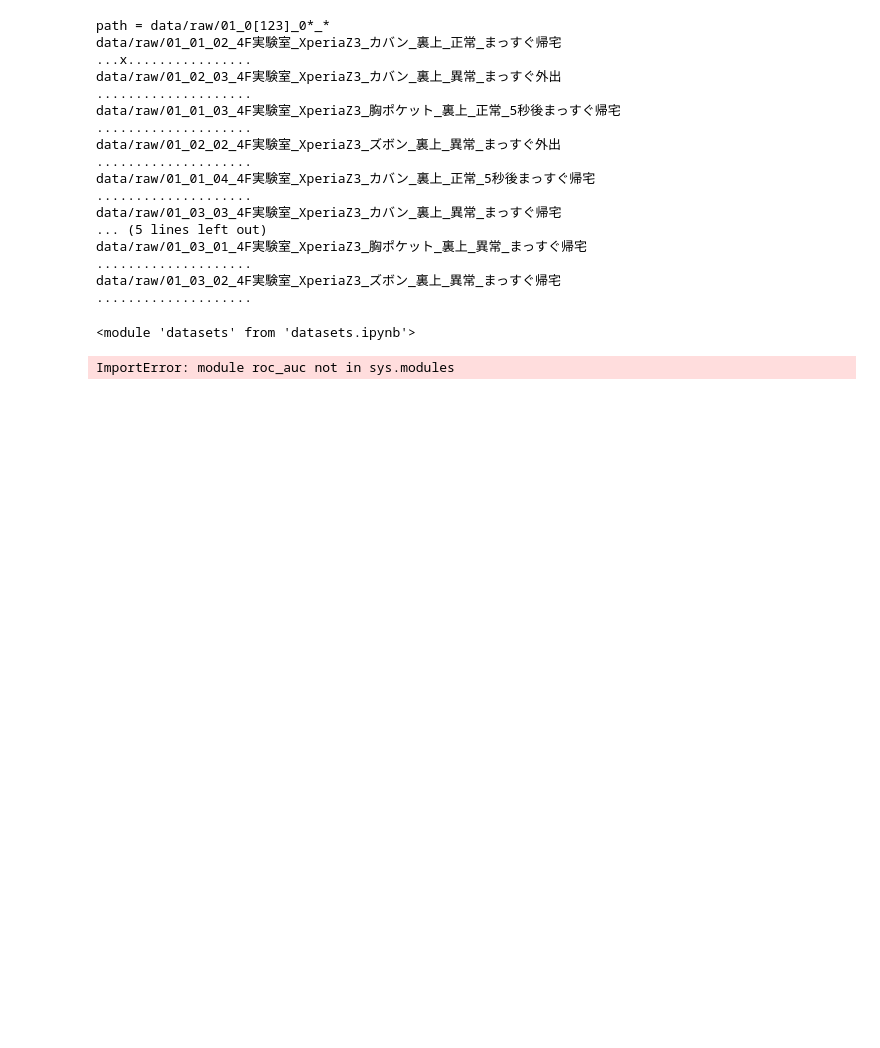
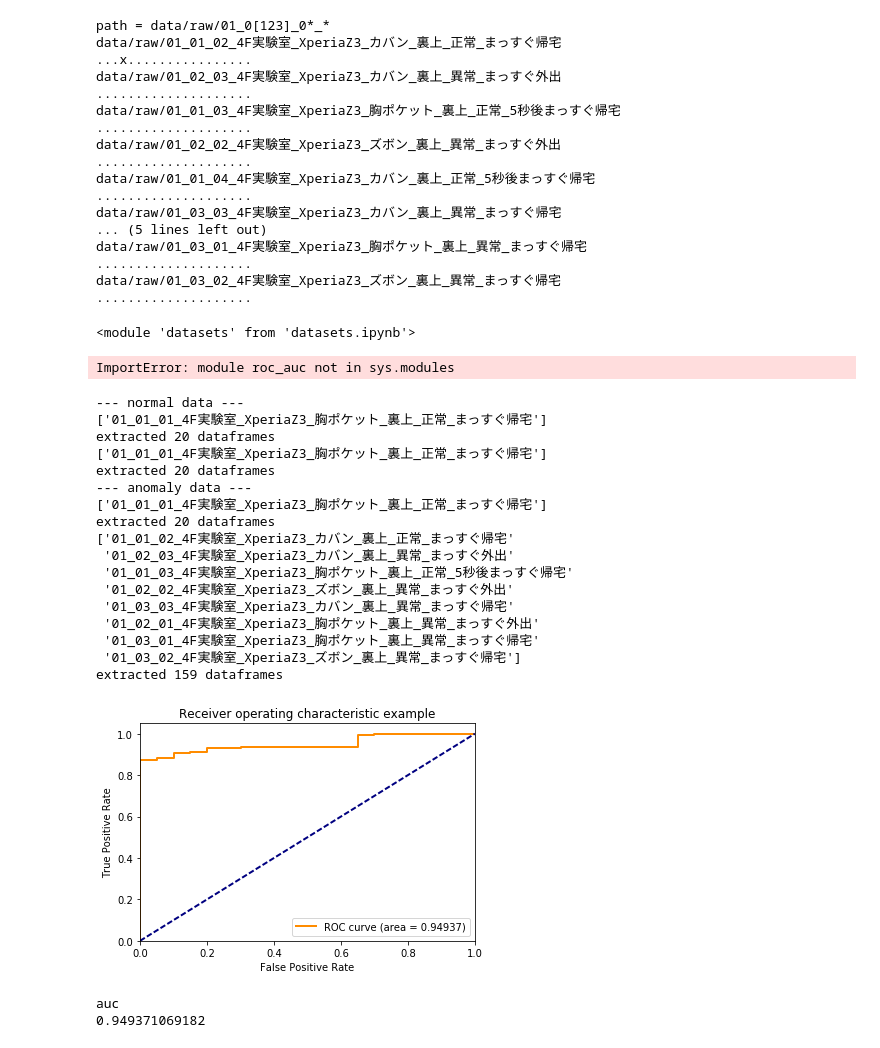
Before and after one commit to refluster/jupyter, a Jupyter notebook: 009.dkj_learn/evaluate.ipynb, the cells around one changed output. Drawn from its saved outputs; the diff is of its cells as text; code cells hidden in the pictures; blank space fills up the shorter version.

```diff
--- a/009.dkj_learn/evaluate.ipynb
+++ b/009.dkj_learn/evaluate.ipynb
@@ -194,6 +194,85 @@ importlib.reload(roc_auc)
 ImportError: module roc_auc not in sys.modules
 # %%
 import roc_auc
+# %%
+import roc_auc
+import datasets
+import estimator_knn as knn
+import estimator_rssibased as rssie
+
+def eval01():
+    column=['rssi.a','rssi.b', ['linear_accel[0]','linear_accel[1]','linear_accel[2]']]
+    before = 10
+    base = '01_01_01'
+    normal = '01_01_01'
+    anomaly = '01_0[23]'
+
+    print('--- normal data ---')
+    data_2d_base, data_2d_n = datasets.get_normalized_data(ds,
+                                                           title_base=base,
+                                                           title =normal,
+                                                           before=before, after=0,
+                                                           column=column)
+
+    print('--- anomaly data ---')
+    data_2d_base, data_2d_o = datasets.get_normalized_data(ds,
+                                                           title_base=base,
+                                                           title =anomaly,
+                                                           before=before, after=0,
+                                                           column=column)
+
+    width = 3
+    b = np.ones(width)/width
+
+    # smoothing data_2d_n
+    new_2d_list = []
+    for d2 in data_2d_n:
+        n = [np.convolve(s, b)[2:-2] for s in d2.T]
+        d2 = np.hstack(n).reshape(np.shape(d2)[1], -1).T
+        new_2d_list.append(d2)
+    data_2d_n = new_2d_list
+
+    # smoothing data_2d_o
+    new_2d_list = []
+    for d2 in data_2d_o:
+        n = [np.convolve(s, b)[2:-2] for s in d2.T]
+        d2 = np.hstack(n).reshape(np.shape(d2)[1], -1).T
+        new_2d_list.append(d2)
+    data_2d_o = new_2d_list
+
+    data_n = [d.ravel() for d in data_2d_n]
+    data_o = [d.ravel() for d in data_2d_o]
+
+    model = knn.EstimatorKNN()
+    model.fit(data_n)
+    score_n = model.decision_function(data_n)
+    score_o = model.decision_function(data_o)
+    auc = roc_auc.get_auc_from_normal_outlier(score_n, score_o)
+    print('auc')
+    print(auc)
+
+eval01()
+# %% [output]
+--- normal data ---
+['01_01_01_4F実験室_XperiaZ3_胸ポケット_裏上_正常_まっすぐ帰宅']
+extracted 20 dataframes
+['01_01_01_4F実験室_XperiaZ3_胸ポケット_裏上_正常_まっすぐ帰宅']
+extracted 20 dataframes
+--- anomaly data ---
+['01_01_01_4F実験室_XperiaZ3_胸ポケット_裏上_正常_まっすぐ帰宅']
+extracted 20 dataframes
+['01_01_02_4F実験室_XperiaZ3_カバン_裏上_正常_まっすぐ帰宅'
+ '01_02_03_4F実験室_XperiaZ3_カバン_裏上_異常_まっすぐ外出'
+ '01_01_03_4F実験室_XperiaZ3_胸ポケット_裏上_正常_5秒後まっすぐ帰宅'
+ '01_02_02_4F実験室_XperiaZ3_ズボン_裏上_異常_まっすぐ外出'
+ '01_03_03_4F実験室_XperiaZ3_カバン_裏上_異常_まっすぐ帰宅'
+ '01_02_01_4F実験室_XperiaZ3_胸ポケット_裏上_異常_まっすぐ外出'
+ '01_03_01_4F実験室_XperiaZ3_胸ポケット_裏上_異常_まっすぐ帰宅'
+ '01_03_02_4F実験室_XperiaZ3_ズボン_裏上_異常_まっすぐ帰宅']
+extracted 159 dataframes
+[figure, added]
+auc
+0.949371069182
 # %%
 import roc_auc
 import datasets
```
Also changed, not shown: parts of 2 cells of this notebook.
